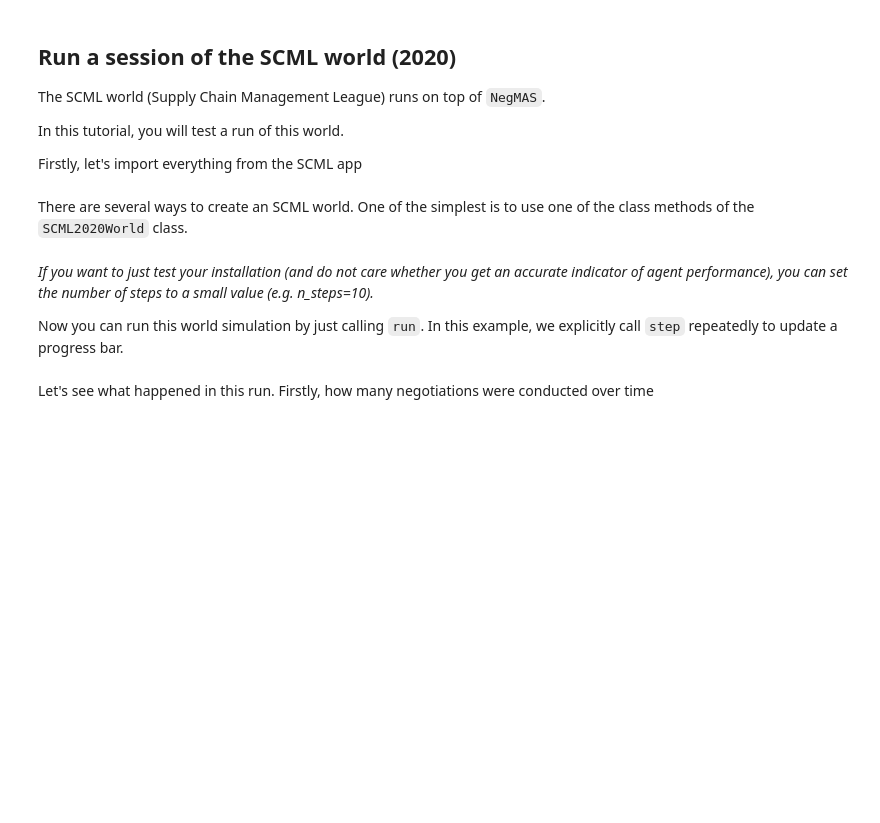
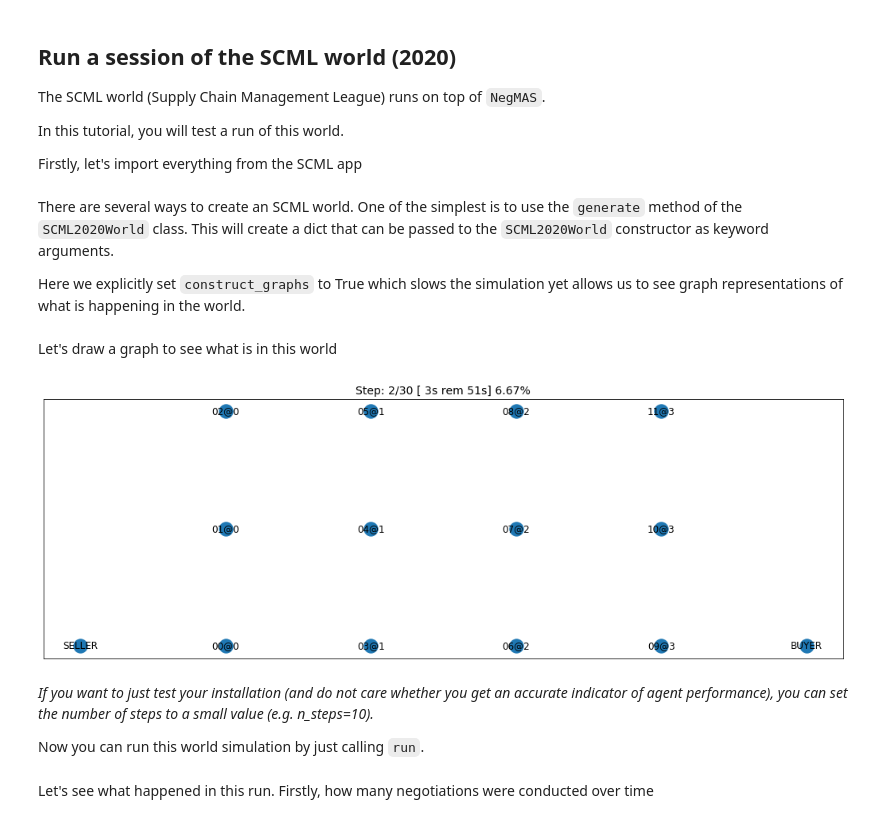
Before and after one commit to yasserfarouk/scml, a Jupyter notebook: notebooks/tutorials/01.run_scml2020.ipynb, the cells around one changed output. Drawn from its saved outputs; the diff is of its cells as text; code cells hidden in the pictures; blank space fills up the shorter version.

```diff
--- a/notebooks/tutorials/01.run_scml2020.ipynb
+++ b/notebooks/tutorials/01.run_scml2020.ipynb
@@ -3,13 +3,10 @@
 import warnings
 warnings.filterwarnings('ignore')
 # setup disply parameters
-import pandas as pd
-import numpy as np
 from matplotlib import pylab as plt
 from matplotlib.ticker import StrMethodFormatter
 float_formatter = StrMethodFormatter('{x:0.03f}')
 from IPython.core.display import display, HTML
-from pprint import pprint
 display(HTML("<style>.container { width:95% !important; }</style>"))
 SMALL_SIZE = 14
 MEDIUM_SIZE = 16
@@ -23,7 +20,4 @@ plt.rc('ytick', labelsize=SMALL_SIZE)    # fontsize of the tick labels
 plt.rc('legend', fontsize=SMALL_SIZE)    # legend fontsize
 plt.rc('figure', titlesize=BIGGER_SIZE)  # fontsize of the figure title
 plt.rc('figure', figsize=(18, 6)) # set figure size
-
-from IPython.html.widgets import FloatProgress
-from IPython.display import display
-from time import sleep
+plt.rc("animation", html="html5")
@@ -38,10 +37,22 @@ Firstly, let's import everything from the SCML app
 # %%
 from scml.scml2020 import *
 # %% [markdown]
-There are several ways to create an SCML world. One of the simplest is to use one of the class methods of the `SCML2020World` class.
+There are several ways to create an SCML world. One of the simplest is to use the `generate` method of the `SCML2020World` class. This will create a dict that can be passed to the `SCML2020World` constructor as keyword arguments.
+
+Here we explicitly set `construct_graphs` to True which slows the simulation yet allows us to see graph representations of what is happening in the world.
 # %%
-world = SCML2020World(**SCML2020World.generate(agent_types=[DecentralizingAgent], n_steps=20))
+world = SCML2020World(
+    **SCML2020World.generate(agent_types=[DecentralizingAgent, BuyCheapSellExpensiveAgent], n_steps=30),
+    agent_name_reveals_type=False,
+    construct_graphs=True,
+)
+# %% [markdown]
+Let's draw a graph to see what is in this world
+# %%
+_, _ = world.draw()
+# %% [output]
+[figure, added]
 # %% [markdown]
 *If you want to just test your installation (and do not care whether you get an accurate indicator of agent performance), you can set the number of steps to a small value (e.g. n_steps=10).*
 
-Now you can run this world simulation by just calling `run`. In this example, we explicitly call `step` repeatedly to update a progress bar.
+Now you can run this world simulation by just calling `run`.
```
Also changed, not shown: parts of 59 cells of this notebook, 24 other files.
